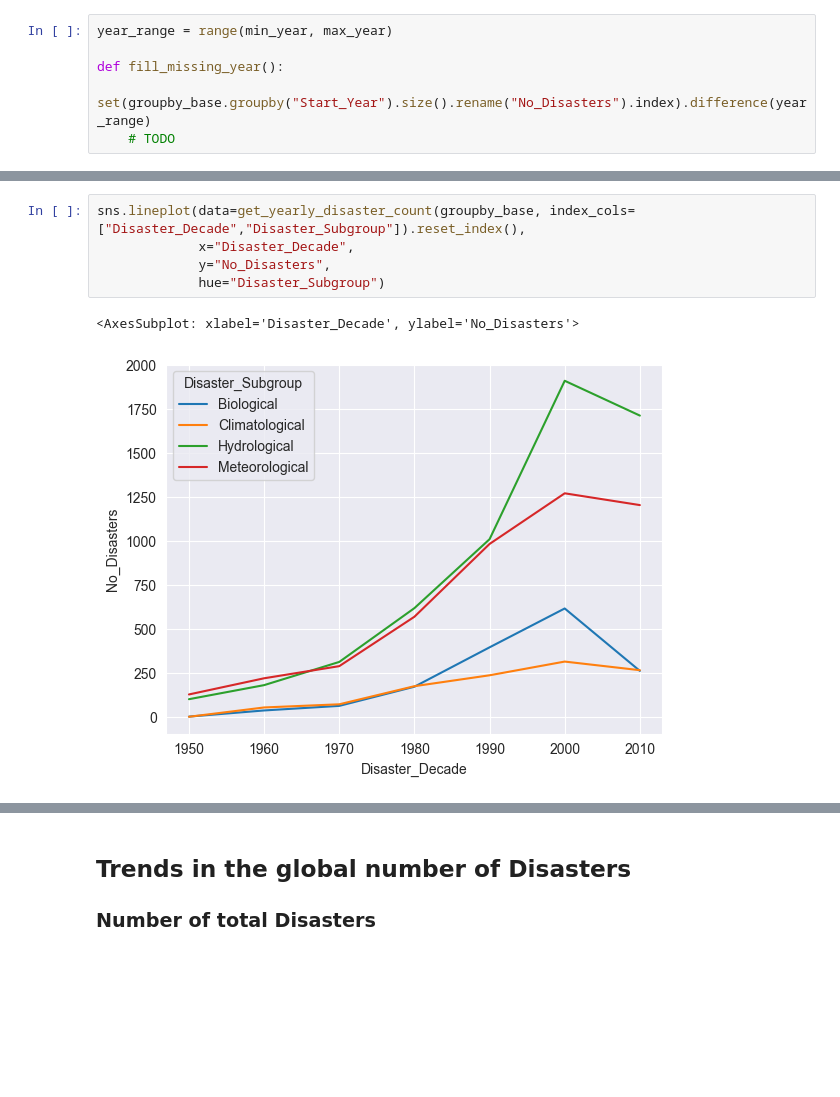
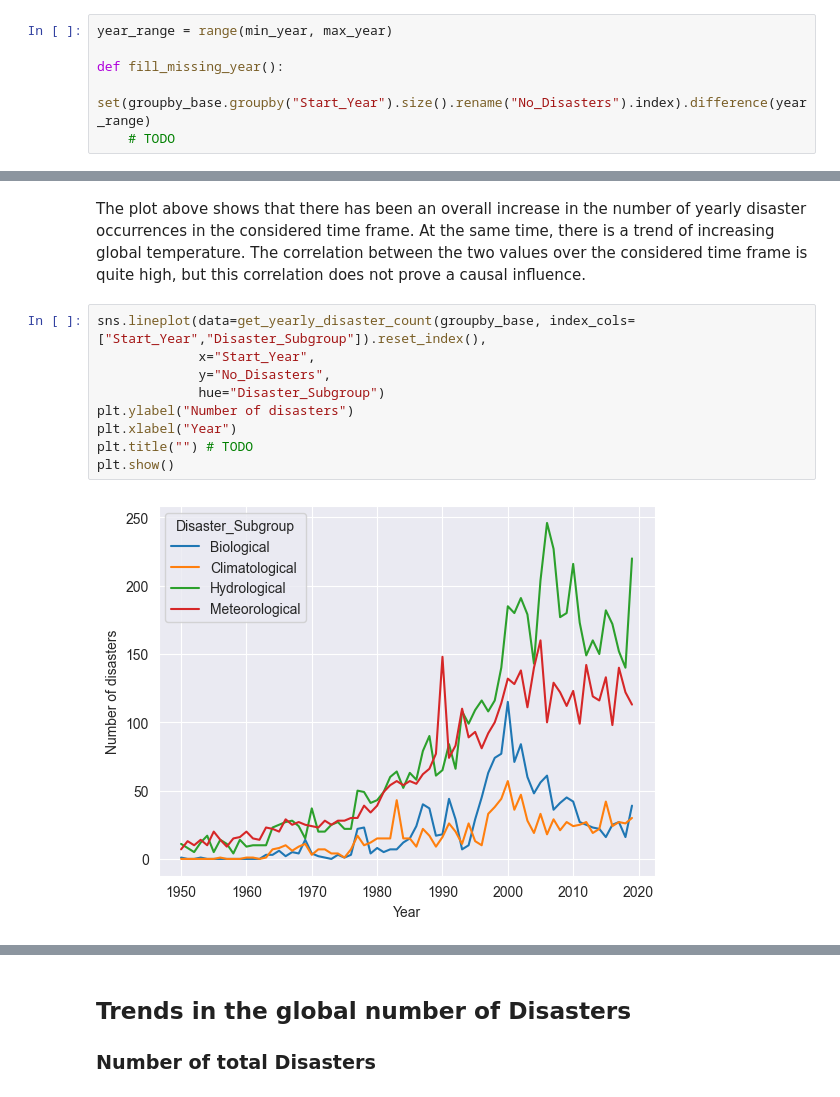
Before and after one commit to r-Files/DOPP, a Jupyter notebook: jupyter_notebooks/lab_question_c.ipynb, the cells around one changed output, grey strips where cells are left out. Saved outputs shown, nothing was run; the diff lists cells and outputs as text; blank space fills up the shorter version.

```diff
--- a/jupyter_notebooks/lab_question_c.ipynb
+++ b/jupyter_notebooks/lab_question_c.ipynb
@@ -140,8 +154,15 @@ Text(0.5, 0, 'Year AC.')
+# %% [markdown]
+The plot above shows that there has been an overall increase in the number of yearly disaster occurrences in the considered time frame.
+At the same time, there is a trend of increasing global temperature.
+The correlation between the two values over the considered time frame is quite high, but this correlation does not prove a causal influence.
 # %%
-sns.lineplot(data=get_yearly_disaster_count(groupby_base, index_cols=["Disaster_Decade","Disaster_Subgroup"]).reset_index(),
-             x="Disaster_Decade",
+sns.lineplot(data=get_yearly_disaster_count(groupby_base, index_cols=["Start_Year","Disaster_Subgroup"]).reset_index(),
+             x="Start_Year",
              y="No_Disasters",
              hue="Disaster_Subgroup")
+plt.ylabel("Number of disasters")
+plt.xlabel("Year")
+plt.title("") # TODO
+plt.show()
 # %% [output]
-<AxesSubplot: xlabel='Disaster_Decade', ylabel='No_Disasters'>
-[figure, old version]
+[figure, new version]
```
Also changed, not shown: parts of 19 cells of this notebook, 1 other file.
